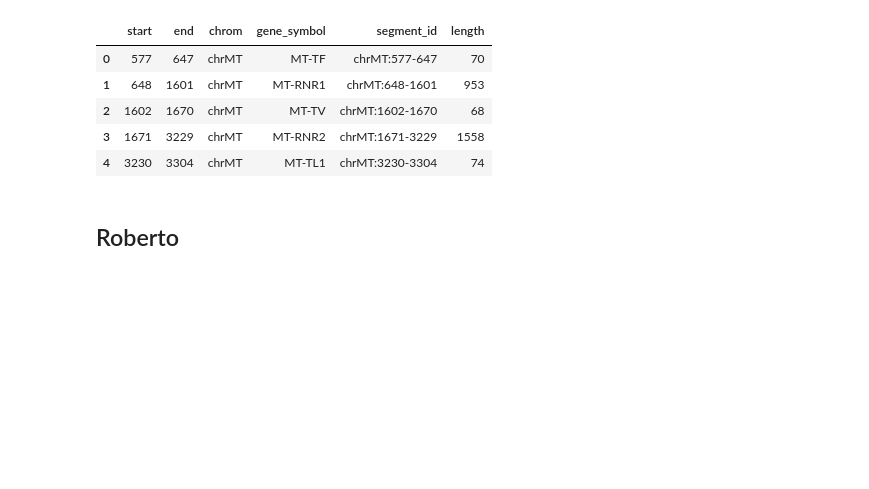
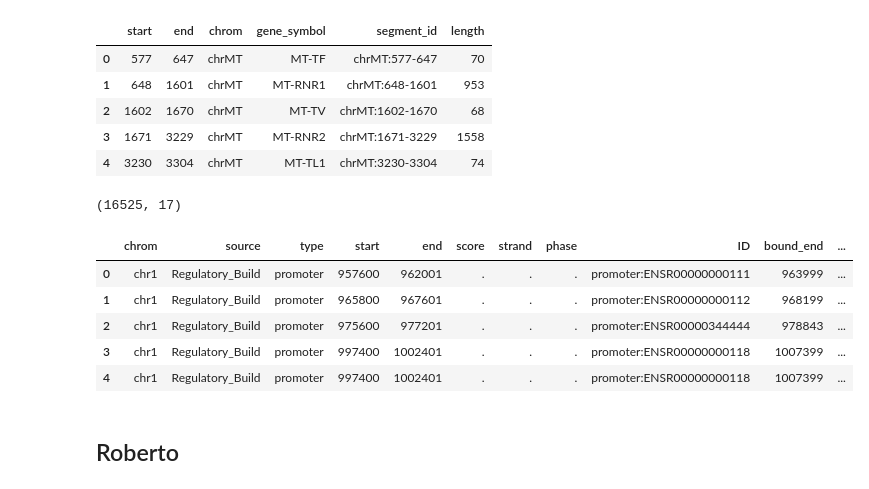
Before and after one commit to Lucmeister55/lvisser, a Jupyter notebook: roberto.ipynb, the cells around one changed output. Drawn from its saved outputs; the diff is of its cells as text; code cells hidden in the pictures; blank space fills up the shorter version.

```diff
--- a/roberto.ipynb
+++ b/roberto.ipynb
@@ -92,6 +96,18 @@ gene_bodies_105.head()
 | 2 | 1602 | 1670 | chrMT | MT-TV | chrMT:1602-1670 | 68 |
 | 3 | 1671 | 3229 | chrMT | MT-RNR2 | chrMT:1671-3229 | 1558 |
 | 4 | 3230 | 3304 | chrMT | MT-TL1 | chrMT:3230-3304 | 74 |
+# %%
+rf_promotors_genes = pd.read_csv('/data/lvisser/segmentations/rf_promotors_genes.csv')
+print(rf_promotors_genes.shape)
+rf_promotors_genes.head()
+# %% [output]
+(16525, 17)
+|  | chrom | source | type | start | end | score | strand | phase | ID | bound_end | ... |
+| 0 | chr1 | Regulatory_Build | promoter | 957600 | 962001 | . | . | . | promoter:ENSR00000000111 | 963999 | ... |
+| 1 | chr1 | Regulatory_Build | promoter | 965800 | 967601 | . | . | . | promoter:ENSR00000000112 | 968199 | ... |
+| 2 | chr1 | Regulatory_Build | promoter | 975600 | 977201 | . | . | . | promoter:ENSR00000344444 | 978843 | ... |
+| 3 | chr1 | Regulatory_Build | promoter | 997400 | 1002401 | . | . | . | promoter:ENSR00000000118 | 1007399 | ... |
+| 4 | chr1 | Regulatory_Build | promoter | 997400 | 1002401 | . | . | . | promoter:ENSR00000000118 | 1007399 | ... |
 # %% [markdown]
 ## Roberto
 # %% [markdown]
```
Also changed, not shown: parts of 7 cells of this notebook, 30 other files.
